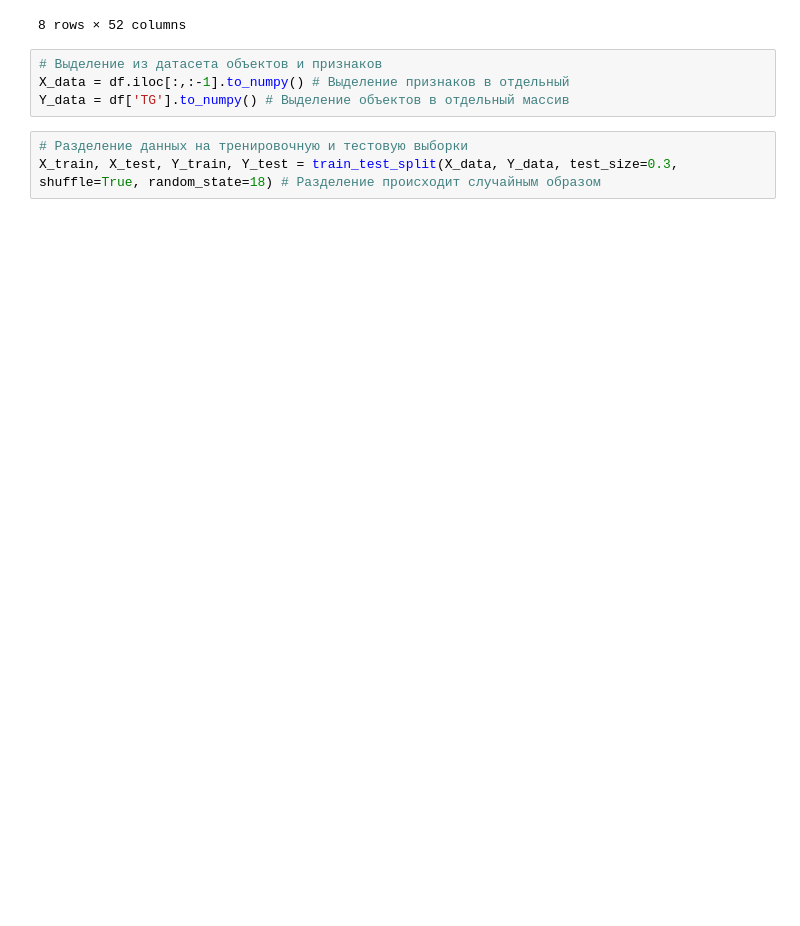
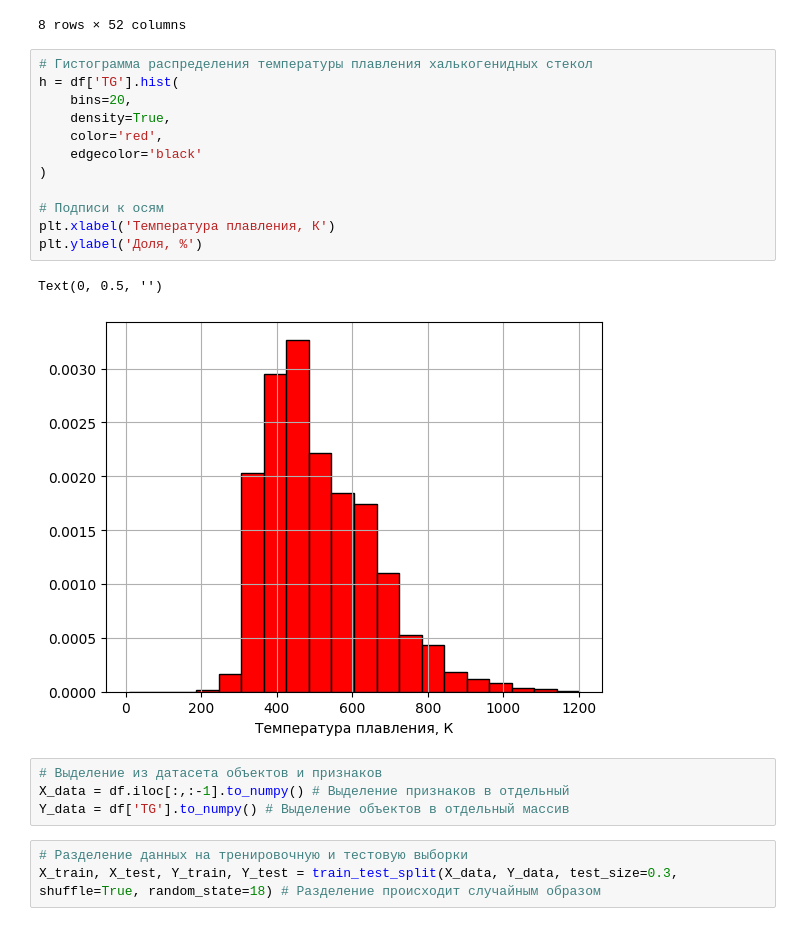
Before and after one commit to avkolchin1995/Chalcogenides-glass-prediction, a Jupyter notebook: Chalcogenides-glass-prediction.ipynb, the cells around one changed output. Saved outputs shown, nothing was run; the diff lists cells and outputs as text; blank space fills up the shorter version.

```diff
--- a/Chalcogenides-glass-prediction.ipynb
+++ b/Chalcogenides-glass-prediction.ipynb
@@ -46,6 +46,21 @@ df.describe()
 | 75% | 0.000000 | 18.000000 | 0.000000 | 0.000000 | 0.000000 | 0.000000 | 0.000000 | 0.000000 | 0.000000 | 0.000000 | ... | ... |
 | max | 89.000000 | 85.000000 | 43.700000 | 38.800000 | 42.000000 | 60.000000 | 15.000000 | 75.000000 | 99.290000 | 70.000000 | ... | ... |
 8 rows × 52 columns
+# %%
+# Гистограмма распределения температуры плавления халькогенидных стекол
+h = df['TG'].hist(
+    bins=20,
+    density=True,
+    color='red',
+    edgecolor='black'
+)
+
+# Подписи к осям
+plt.xlabel('Температура плавления, К')
+plt.ylabel('Доля, %')
+# %% [output]
+Text(0, 0.5, '')
+[figure, added]
 # %%
 # Выделение из датасета объектов и признаков
 X_data = df.iloc[:,:-1].to_numpy() # Выделение признаков в отдельный
```
